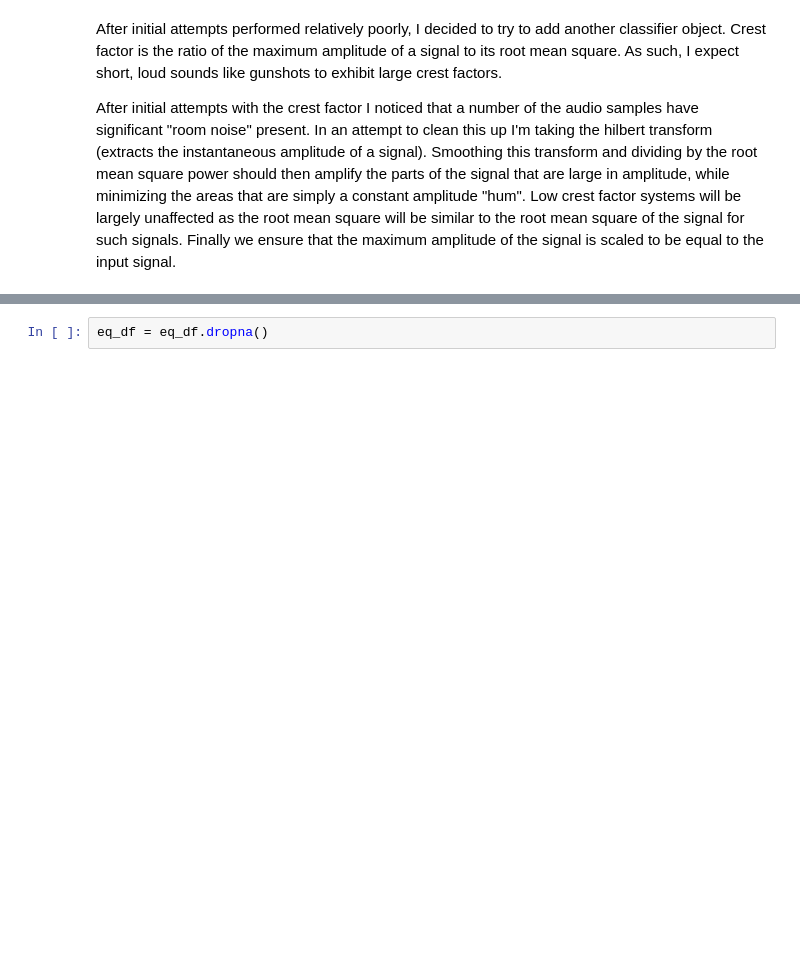
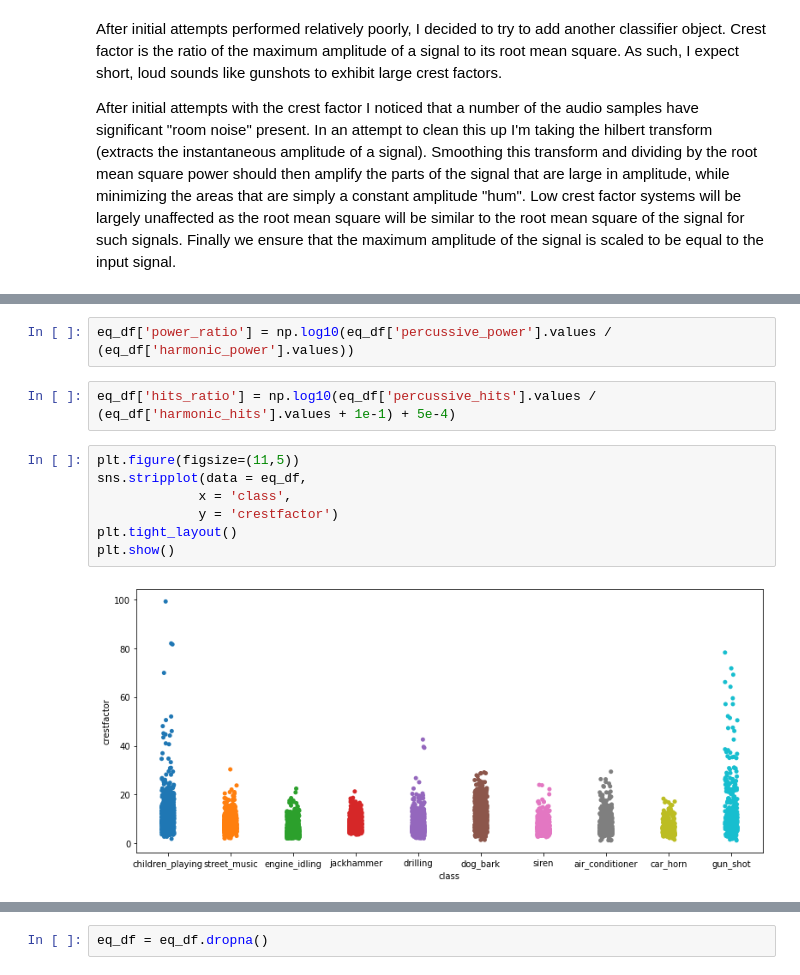
Before and after one commit to mrhheffernan/erdio-dev, a Jupyter notebook: BasicNN_Clasification.ipynb, the cells around one changed output, grey strips where cells are left out. Cells and saved outputs as stored; diff of their text form; blank space fills up the shorter version.

```diff
--- a/BasicNN_Clasification.ipynb
+++ b/BasicNN_Clasification.ipynb
@@ -38,0 +37,13 @@ Name: crestfactor, dtype: bool
+# %%
+eq_df['power_ratio'] = np.log10(eq_df['percussive_power'].values / (eq_df['harmonic_power'].values))
+# %%
+eq_df['hits_ratio'] = np.log10(eq_df['percussive_hits'].values / (eq_df['harmonic_hits'].values + 1e-1) + 5e-4)
+# %%
+plt.figure(figsize=(11,5))
+sns.stripplot(data = eq_df,
+             x = 'class',
+             y = 'crestfactor')
+plt.tight_layout()
+plt.show()
+# %% [output]
+[figure, added]
```
Also changed, not shown: parts of 21 cells of this notebook, 1 other file.
